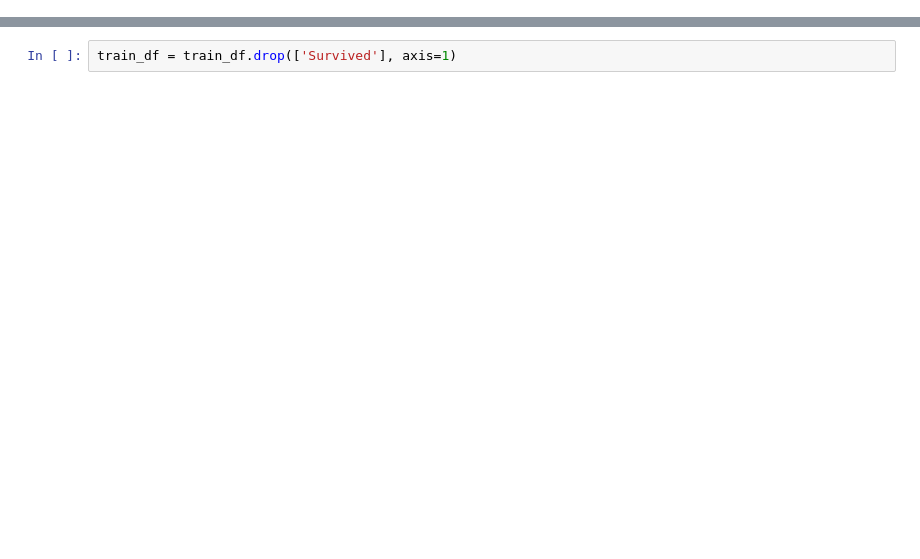
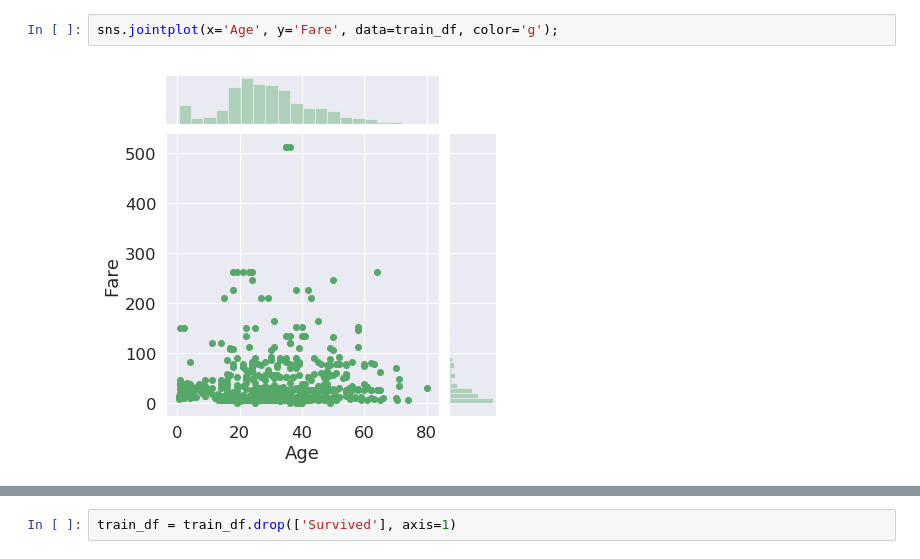
Before and after one commit to maciejchrabaszcz/Golem-BootCamp2019, a Jupyter notebook: Spotkanie2-reprocessing_ewaluacja.ipynb, the cells around one changed output, grey strips where cells are left out. Cells and saved outputs as stored; diff of their text form; blank space fills up the shorter version.

```diff
--- a/Spotkanie2-reprocessing_ewaluacja.ipynb
+++ b/Spotkanie2-reprocessing_ewaluacja.ipynb
@@ -154,0 +158,4 @@ Y = train_df['Survived'].values
+# %%
+sns.jointplot(x='Age', y='Fare', data=train_df, color='g');
+# %% [output]
+[figure, added]
```
Also changed, not shown: parts of 72 cells of this notebook.
